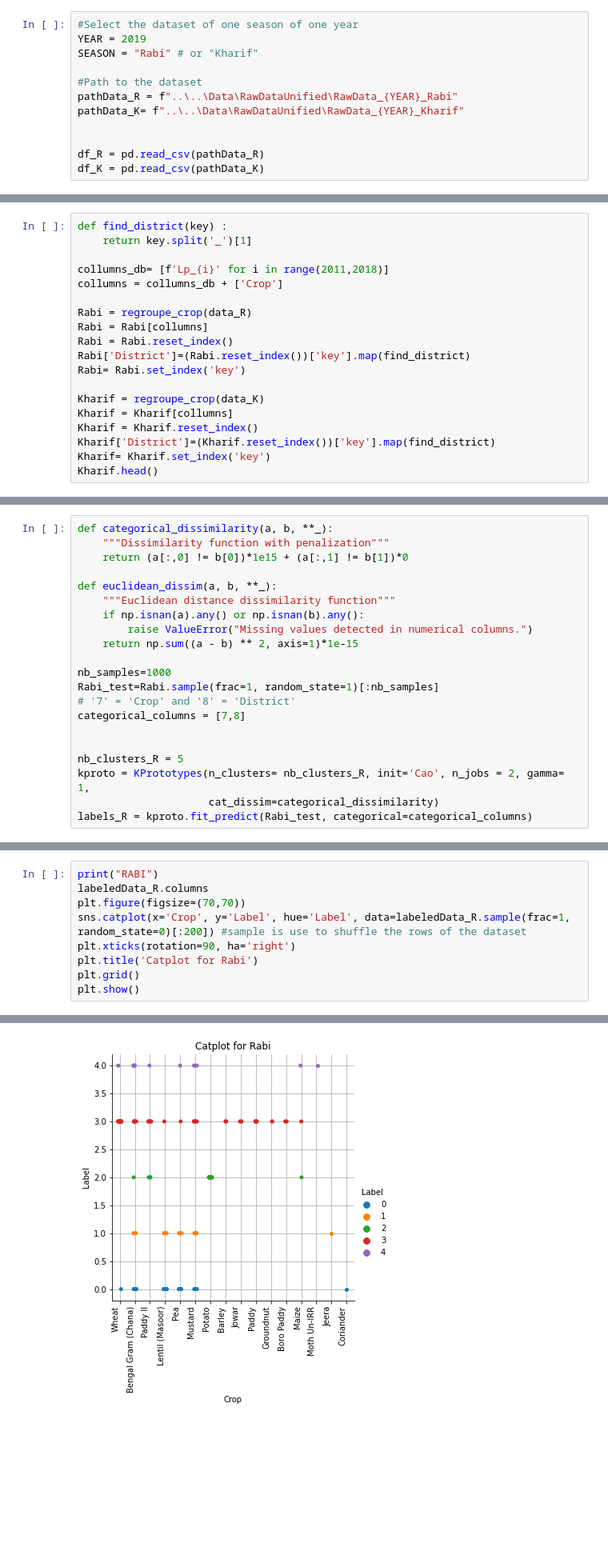
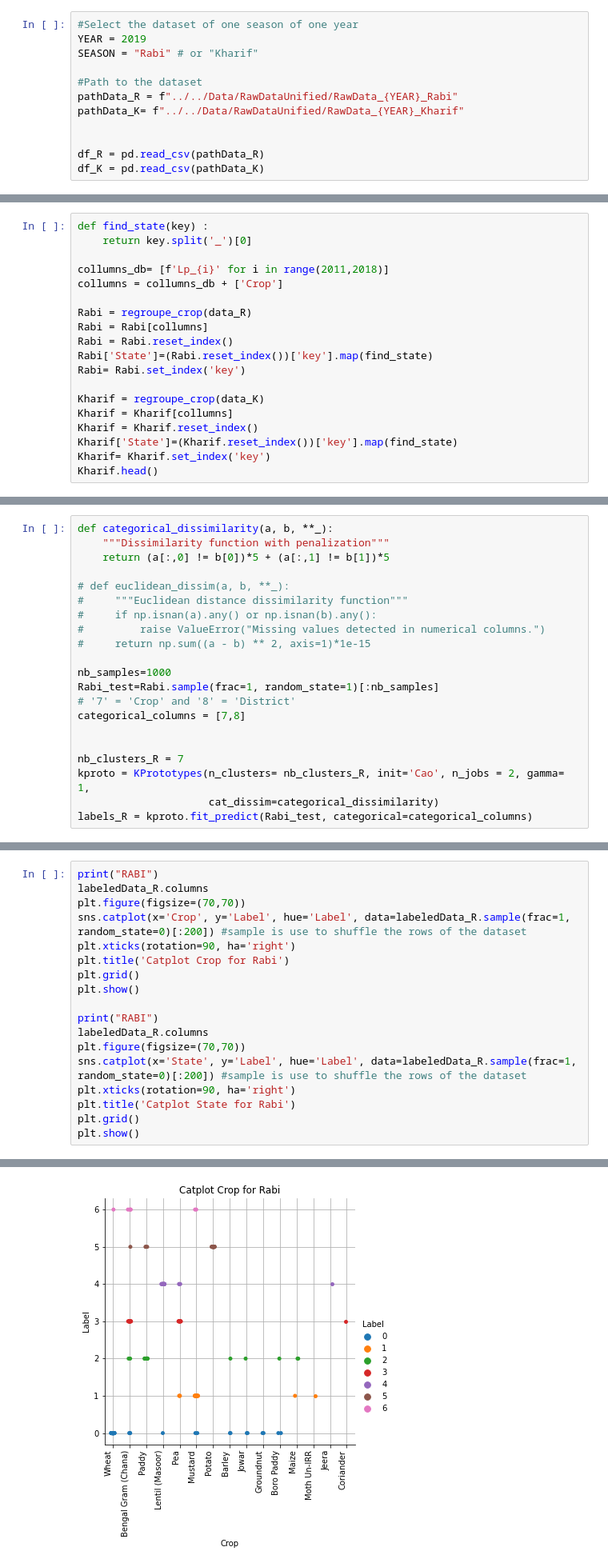
Before and after one commit to amaurylancelin/Datathon, a Jupyter notebook: Code par Pax/Amaury/final_clustering_parcel_level.ipynb, the cells around one changed output, grey strips where cells are left out. Shown at 80% size. Drawn from its saved outputs; the diff is of its cells as text; blank space fills up the shorter version.

```diff
--- a/Code par Pax/Amaury/final_clustering_parcel_level.ipynb
+++ b/Code par Pax/Amaury/final_clustering_parcel_level.ipynb
@@ -34,8 +34,8 @@ YEAR = 2019
 SEASON = "Rabi" # or "Kharif"
 
 #Path to the dataset
-pathData_R = f"..\..\Data\RawDataUnified\RawData_{YEAR}_Rabi"
-pathData_K= f"..\..\Data\RawDataUnified\RawData_{YEAR}_Kharif"
+pathData_R = f"../../Data/RawDataUnified/RawData_{YEAR}_Rabi"
+pathData_K= f"../../Data/RawDataUnified/RawData_{YEAR}_Kharif"
 
 
 df_R = pd.read_csv(pathData_R)
@@ -333,8 +333,8 @@ fig.show()
 # %% [markdown]
 # K-Prototypes avec contraintes
 # %%
-def find_district(key) :
-    return key.split('_')[1]
+def find_state(key) :
+    return key.split('_')[0]
 
 collumns_db= [f'Lp_{i}' for i in range(2011,2018)]
 collumns = collumns_db + ['Crop']
@@ -342,13 +342,13 @@ collumns = collumns_db + ['Crop']
 Rabi = regroupe_crop(data_R)
 Rabi = Rabi[collumns]
 Rabi = Rabi.reset_index()
-Rabi['District']=(Rabi.reset_index())['key'].map(find_district)
+Rabi['State']=(Rabi.reset_index())['key'].map(find_state)
 Rabi= Rabi.set_index('key')
 
 Kharif = regroupe_crop(data_K)
 Kharif = Kharif[collumns]
 Kharif = Kharif.reset_index()
-Kharif['District']=(Kharif.reset_index())['key'].map(find_district)
+Kharif['State']=(Kharif.reset_index())['key'].map(find_state)
 Kharif= Kharif.set_index('key')
 Kharif.head()
 # %% [output]
@@ -362,13 +362,13 @@ Kharif.head()
 # %%
 def categorical_dissimilarity(a, b, **_):
     """Dissimilarity function with penalization"""
-    return (a[:,0] != b[0])*1e15 + (a[:,1] != b[1])*0
+    return (a[:,0] != b[0])*5 + (a[:,1] != b[1])*5
 
-def euclidean_dissim(a, b, **_):
-    """Euclidean distance dissimilarity function"""
-    if np.isnan(a).any() or np.isnan(b).any():
-        raise ValueError("Missing values detected in numerical columns.")
-    return np.sum((a - b) ** 2, axis=1)*1e-15
+# def euclidean_dissim(a, b, **_):
+#     """Euclidean distance dissimilarity function"""
+#     if np.isnan(a).any() or np.isnan(b).any():
+#         raise ValueError("Missing values detected in numerical columns.")
+#     return np.sum((a - b) ** 2, axis=1)*1e-15
 
 nb_samples=1000
 Rabi_test=Rabi.sample(frac=1, random_state=1)[:nb_samples]
@@ -376,7 +376,7 @@ Rabi_test=Rabi.sample(frac=1, random_state=1)[:nb_samples]
 categorical_columns = [7,8]
 
 
-nb_clusters_R = 5
+nb_clusters_R = 7
 kproto = KPrototypes(n_clusters= nb_clusters_R, init='Cao', n_jobs = 2, gamma= 1,
                      cat_dissim=categorical_dissimilarity)
 labels_R = kproto.fit_predict(Rabi_test, categorical=categorical_columns)
@@ -428,13 +411,22 @@ Name: Label, dtype: int64
 # %%
 print("RABI")
 labeledData_R.columns
 plt.figure(figsize=(70,70))
 sns.catplot(x='Crop', y='Label', hue='Label', data=labeledData_R.sample(frac=1, random_state=0)[:200]) #sample is use to shuffle the rows of the dataset
 plt.xticks(rotation=90, ha='right')
-plt.title('Catplot for Rabi')
+plt.title('Catplot Crop for Rabi')
 plt.grid()
 plt.show()
+
+print("RABI")
+labeledData_R.columns
+plt.figure(figsize=(70,70))
+sns.catplot(x='State', y='Label', hue='Label', data=labeledData_R.sample(frac=1, random_state=0)[:200]) #sample is use to shuffle the rows of the dataset
+plt.xticks(rotation=90, ha='right')
+plt.title('Catplot State for Rabi')
+plt.grid()
+plt.show()
 # %% [output]
 RABI
 <Figure size 5040x5040 with 0 Axes>
-[figure, old version]
+[figure, new version]
```
Also changed, not shown: parts of 6 cells of this notebook.
